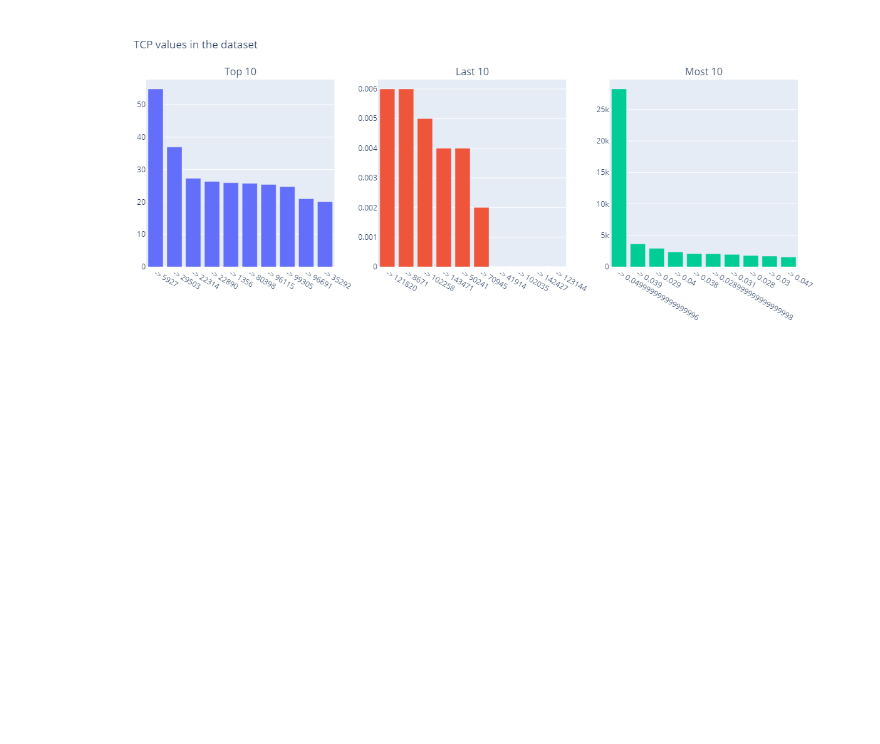
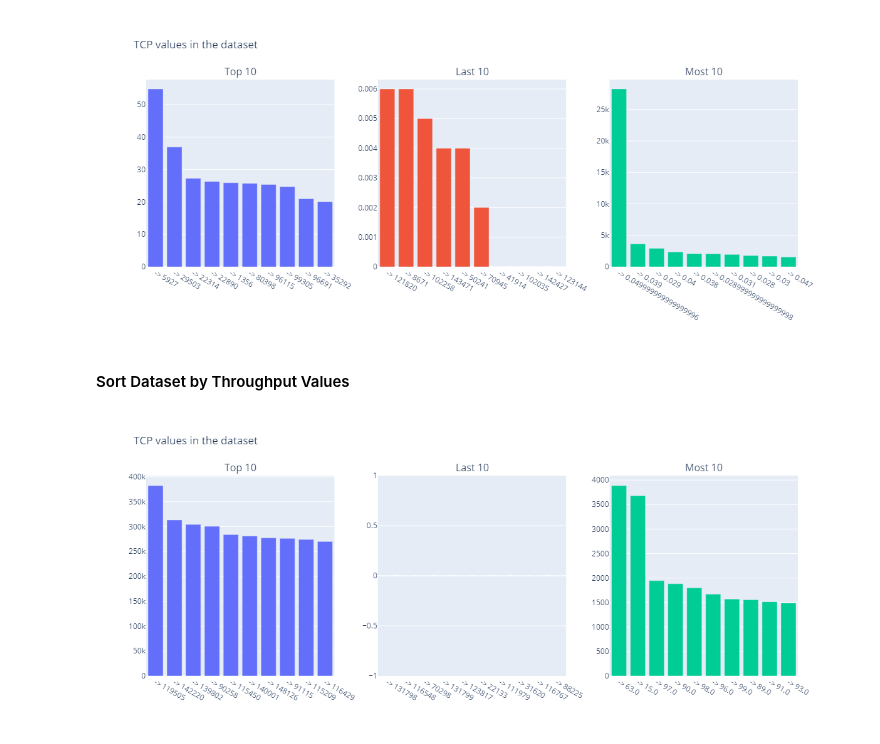
Before and after one commit to bkget/Telecom-Data-Analysis, a Jupyter notebook: notebooks/4.user_experience_analytics.ipynb, the cells around one changed output. Saved outputs shown, nothing was run; the diff lists cells and outputs as text; code cells hidden in the pictures; blank space fills up the shorter version.

Commit message:
Sort dataset by Throughput values

```diff
--- a/notebooks/4.user_experience_analytics.ipynb
+++ b/notebooks/4.user_experience_analytics.ipynb
@@ -233,3 +233,16 @@ mult_hist([top_10, last_10, most_10, top_10], 1,
           3, "TCP values in the dataset", ['Top 10', 'Last 10', 'Most 10'])
 # %% [output]
 [figure]
+# %% [markdown]
+#### Sort Dataset by Throughput Values
+# %%
+sorted_by_Bearer_TP = user_experience_df.sort_values(
+    'Total_Avg_Bearer_TP', ascending=False)
+top_10 = sorted_by_Bearer_TP.head(10)['Total_Avg_Bearer_TP']
+last_10 = sorted_by_Bearer_TP.tail(10)['Total_Avg_Bearer_TP']
+most_10 = user_experience_df['Total_Avg_Bearer_TP'].value_counts().head(10)
+# %%
+mult_hist([top_10, last_10, most_10, top_10], 1,
+          3, "TCP values in the dataset", ['Top 10', 'Last 10', 'Most 10'])
+# %% [output]
+[figure, added]
```
